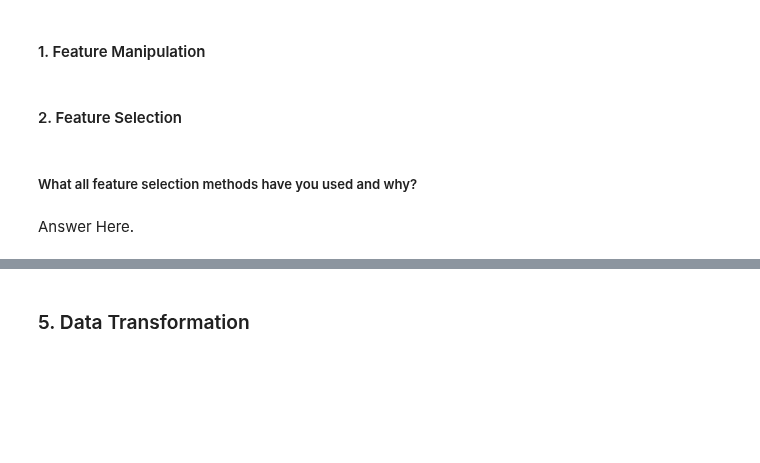
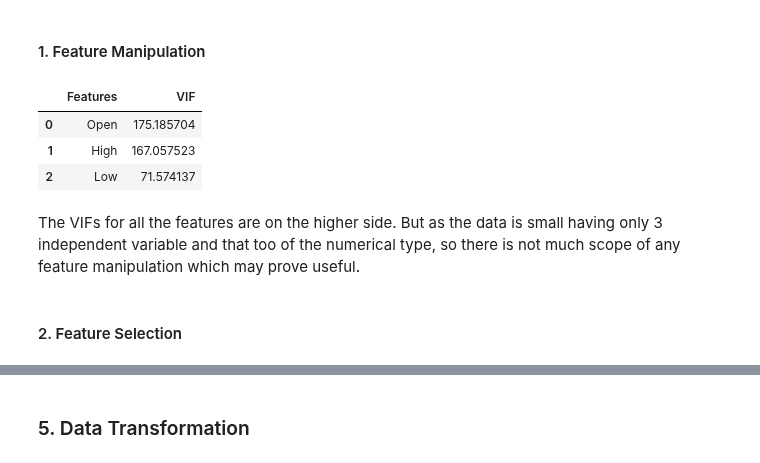
Before and after one commit to dipankarsahu1000/Yes-Bank-Stock-Closing-Price-Prediction, a Jupyter notebook: Yes_Bank_Stock_Closing_Price_Prediction.ipynb, the cells around one changed output, grey strips where cells are left out. Drawn from its saved outputs; the diff is of its cells as text; code cells hidden in the pictures; blank space fills up the shorter version.

```diff
--- a/Yes_Bank_Stock_Closing_Price_Prediction.ipynb
+++ b/Yes_Bank_Stock_Closing_Price_Prediction.ipynb
@@ -642,2 +600,22 @@ Answer Here.
+# %%
+# First, checking the Variance Inflation Factor for each feature.
+
+from statsmodels.stats.outliers_influence import variance_inflation_factor
+
+# Creating a dataframe to store the vif for each of the features.
+vif_df = pd.DataFrame()
+
+vif_df['Features'] = list(df.columns)[:-1]
+
+vif_df['VIF'] = [variance_inflation_factor(df.iloc[:, :-1], i) for i in range(len(df.iloc[:, :-1].columns))]
+
+vif_df
+# %% [output]
+|  | Features | VIF |
+| 0 | Open | 175.185704 |
+| 1 | High | 167.057523 |
+| 2 | Low | 71.574137 |
+# %% [markdown]
+The VIFs for all the features are on the higher side. But as the data is small having only 3 independent variable and that too of the numerical type, so there is not much scope of any feature manipulation which may prove useful.
 # %% [markdown]
 #### 2. Feature Selection
@@ -646,4 +621,0 @@ Answer Here.
-# %% [markdown]
-##### What all feature selection methods have you used  and why?
-# %% [markdown]
-Answer Here.
```
Also changed, not shown: parts of 88 cells of this notebook.
